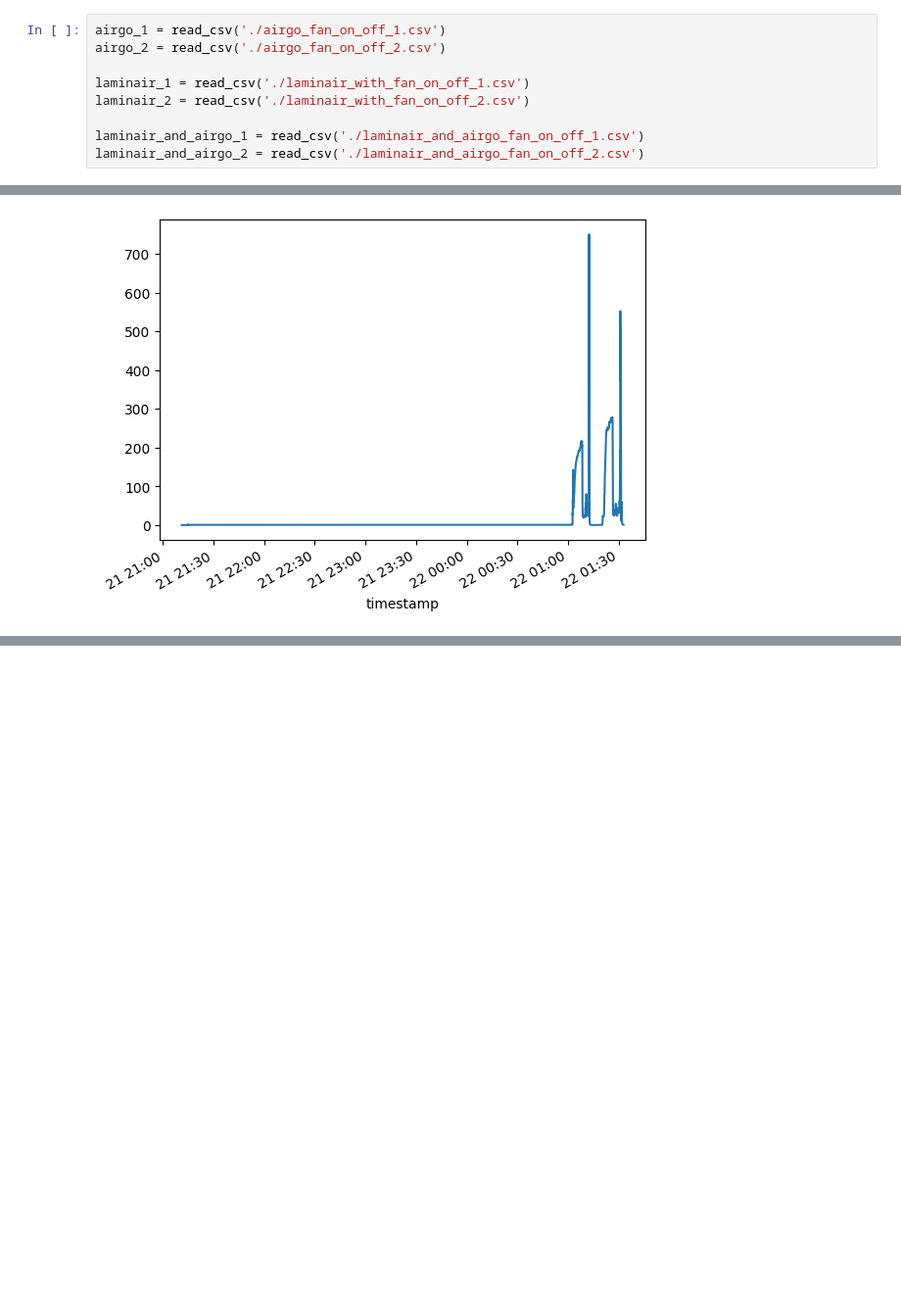
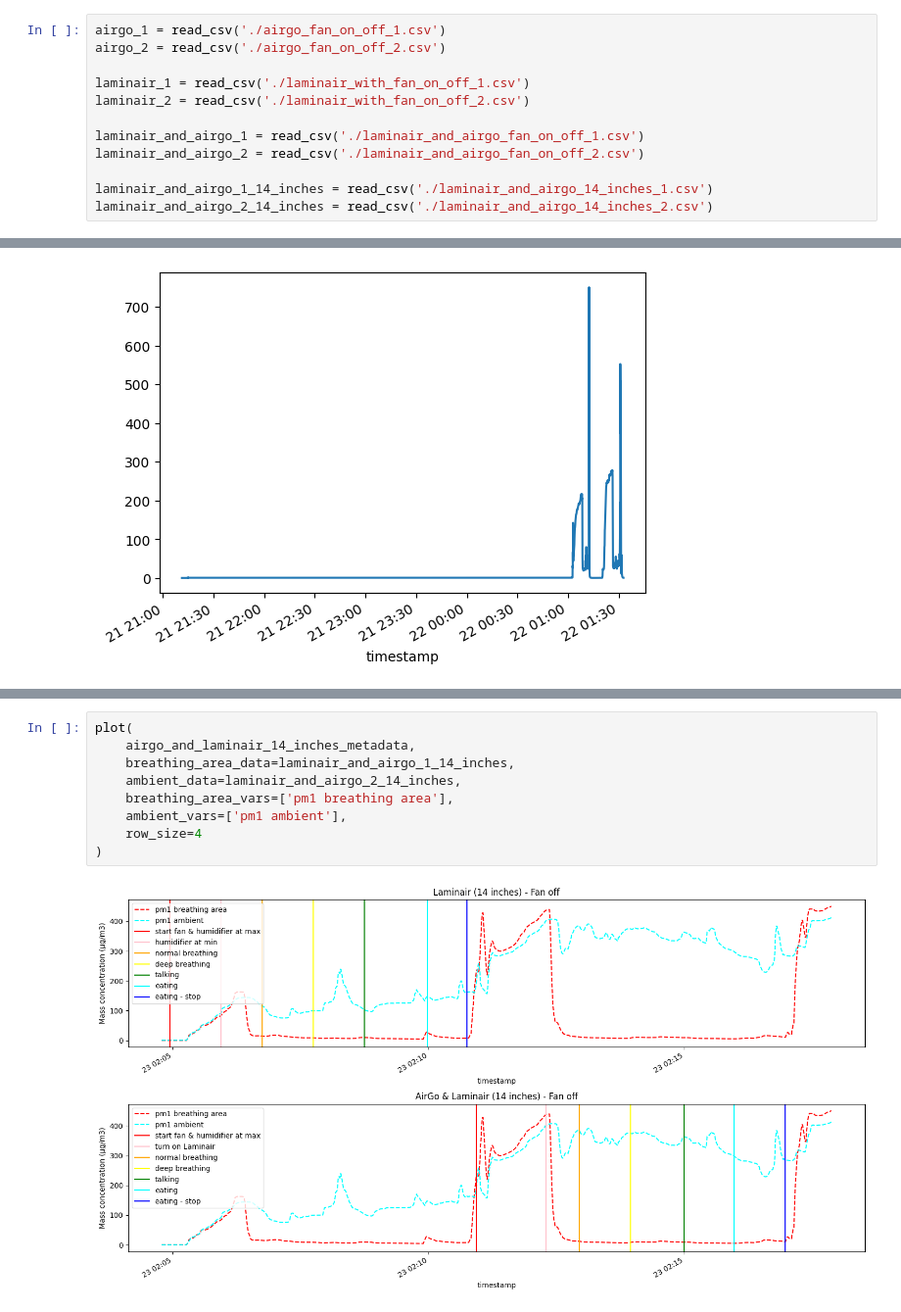
Before and after one commit to Edderic/iaq, a Jupyter notebook: notebooks/airgo-and-laminair.ipynb, the cells around one changed output, grey strips where cells are left out. Shown at 98% size. Cells and saved outputs as stored; diff of their text form; blank space fills up the shorter version.

```diff
--- a/notebooks/airgo-and-laminair.ipynb
+++ b/notebooks/airgo-and-laminair.ipynb
@@ -14,4 +30,7 @@ laminair_2 = read_csv('./laminair_with_fan_on_off_2.csv')
 
 laminair_and_airgo_1 = read_csv('./laminair_and_airgo_fan_on_off_1.csv')
 laminair_and_airgo_2 = read_csv('./laminair_and_airgo_fan_on_off_2.csv')
+
+laminair_and_airgo_1_14_inches = read_csv('./laminair_and_airgo_14_inches_1.csv')
+laminair_and_airgo_2_14_inches = read_csv('./laminair_and_airgo_14_inches_2.csv')
 # %%
@@ -282,3 +394,14 @@ airgo_and_laminair_metadata = [
+# %%
+plot(
+    airgo_and_laminair_14_inches_metadata,
+    breathing_area_data=laminair_and_airgo_1_14_inches,
+    ambient_data=laminair_and_airgo_2_14_inches,
+    breathing_area_vars=['pm1 breathing area'],
+    ambient_vars=['pm1 ambient'],
+    row_size=4
+)
+# %% [output]
+[figure, added]
 # %%
 plot(
     airgo_metadata,
```
Also changed, not shown: parts of 26 cells of this notebook.
